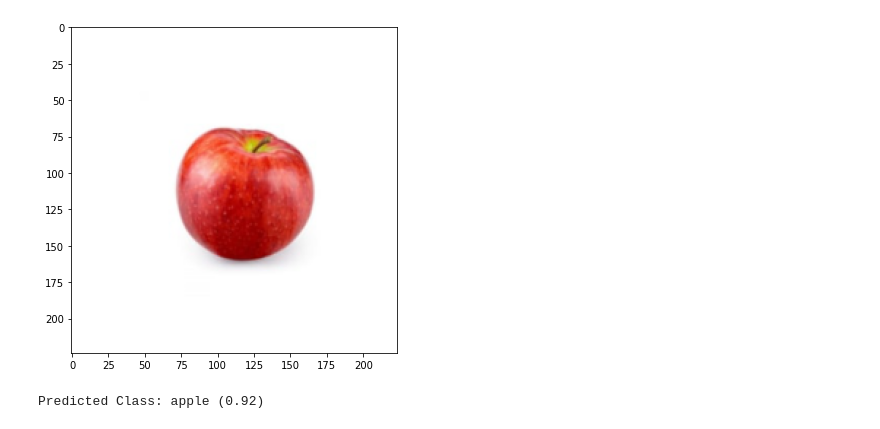
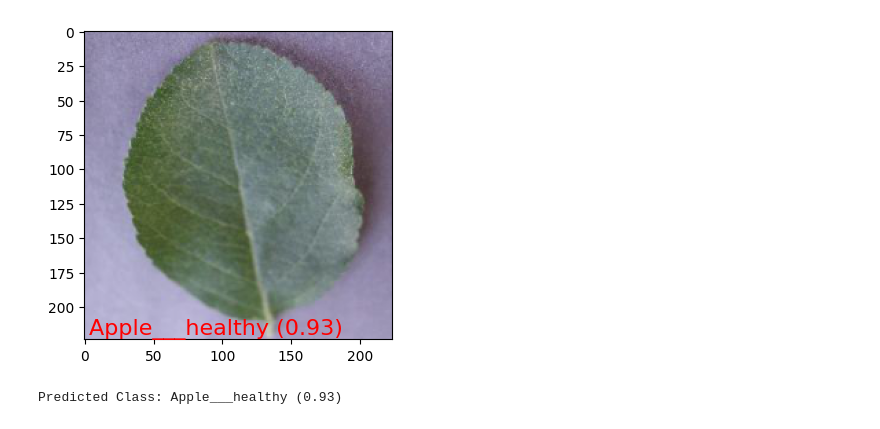
Before and after one commit to hengkp/microbit_ml_examples, a Jupyter notebook: plant disease prediction/plant_disease_prediction_tensorflow.ipynb, the cells around one changed output. Saved outputs shown, nothing was run; the diff lists cells and outputs as text; code cells hidden in the pictures.

Commit message:
Update plant disease prediction codes

```diff
--- a/plant disease prediction/plant_disease_prediction_tensorflow.ipynb
+++ b/plant disease prediction/plant_disease_prediction_tensorflow.ipynb
@@ -20,12 +46,10 @@
 # %%
-#@title **ขั้นตอนที่ 1** เตรียมชุดรูปภาพสำหรับเทรนโมเดล
-#@markdown เป็นขั้นตอนการดาวน์โหลดชุดข้อมูลจาก https://data.mendeley.com/datasets/tywbtsjrjv/1 ซึ่งเป็นชุดข้อมูลที่ Tensorflow นำมาใช้ในการเทรนโมเดล
-#@markdown สามารถกดรันเพื่อดาวน์โหลดโฟลเดอร์ **Plant_leave_diseases_dataset_with_augmentation** และจัดเรียงรูปตามกลุ่มเพื่อใช้สำหรับการเทรนโมเดล
+#@title **ขั้นตอนที่ 2** เตรียมชุดรูปภาพสำหรับเทรนโมเดล
+#@markdown เป็นขั้นตอนการนำเข้าและจัดเรียงรูปตามกลุ่มเพื่อใช้สำหรับการเทรนโมเดล
 
 import os
 import shutil
 import urllib.request
-import gdown
 import zipfile
 import tensorflow as tf
 
@@ -42,22 +66,13 @@ def remove_folder(path):
 def remove_file(file_path):
     os.remove(file_path)
 
-# ดาวน์โหลดโฟลเดอร์ชุดข้อมูลทั้งหมด
-url = 'https://prod-dcd-datasets-cache-zipfiles.s3.eu-west-1.amazonaws.com/tywbtsjrjv-1.zip'
-filename = 'tywbtsjrjv-1.zip'
-urllib.request.urlretrieve(url, filename)
+# แตกไฟล์ชุดข้อมูล ZIP
+filename = 'Plant Leaf Disease Dataset.zip'
 extract_zip(filename)
 remove_file(filename)
 
-# แยกเฉพาะไฟล์รูปที่ต้องการเพื่อใช้เทรนโมเดล
-folder_dir = 'Data for Identification of Plant Leaf Diseases Using a 9-layer Deep Convolutional Neural Network'
-folder_filename = 'Plant_leaf_diseases_dataset_with_augmentation.zip'
-folder_path = os.path.join(folder_dir,folder_filename)
-extract_zip(folder_path)
-remove_folder(folder_dir)
-
 # กำหนดชื่อของแต่ละกลุ่ม
-folder_name = 'Plant_leave_diseases_dataset_with_augmentation'
+folder_name = os.path.splitext(filename)[0]
 class_names = os.listdir(folder_name)
 num_classes = len(class_names)
 
@@ -68,7 +83,7 @@ input_shape = (image_size, image_size, 3)
 
 # กำหนดค่าการรันเทรนโมเดล
 batch_size = 32
-epochs = 25
+epochs = 5
 
 # เตรียมชุดข้อมูล
 data_gen = tf.keras.preprocessing.image.ImageDataGenerator(rescale = 1/255.0)
@@ -156,5 +169,5 @@ model = tf.keras.models.load_model('plant_disease_model.h5')
 # %%
-#@title **ขั้นตอนที่ 4** ทำนายลักษณะกลุ่มโรคของพืชผ่านโมเดลที่เตรียมไว้
+#@title **ขั้นตอนที่ 5** ทำนายลักษณะกลุ่มโรคของพืชผ่านโมเดลที่เตรียมไว้
 #@markdown กดรันเพื่อนำเข้ารูปตัวอย่างที่ต้องการทำนายผลและทำนายผล
 
 from matplotlib import pyplot as plt
@@ -162,46 +175,49 @@ import numpy as np
 import cv2
 from skimage import io
 
+# นำเข้าโมเดล
+model = tf.keras.models.load_model('plant_disease_model.h5')
+
 # ใส่ที่อยู่ของภาพที่ต้องการนำเข้า
-image_path = "Plant_leave_diseases_dataset_with_augmentation/Apple___healthy/image (1).JPG"
+image_path = "Plant Leaf Disease Dataset/Apple___healthy/image (1).JPG"
 
 # นำเข้าและปรับขนาดภาพให้สอดคล้องกับความต้องการของโมเดล
 img = io.imread(image_path)
 img = cv2.resize(img, target_size) # resize to match inputs of model
 
 # ปรับลักษณะของรูปให้สอดคล้องกับความต้องการของโมเดล
 img_input = img / 255.0
 img_input = np.expand_dims(img_input, axis=0)
 
 # ประมวลผลภาพ
 prediction = model.predict(img_input, verbose=0)
 
 # ดึงข้อมูลพิกัดที่สำคัญที่ได้จากผลการประมวล
 class_index = np.argmax(prediction[0])
 class_name = list(class_names)[class_index]
 
 # เตรียมรูปภาพเพื่อแสดงผล
 if np.max(img) <= 1:
     img = (img * 255).astype(np.uint8) # convert image back to [0..255] format
-fig, ax = plt.subplots(figsize=(6, 6)) # define size of figure
+fig, ax = plt.subplots(figsize=(4, 4)) # define size of figure
 
 # ใส่รูปภาพ
 plt.imshow(img)
 
 # ใส่ชื่อวัตถุลงในภาพ
 text = class_name + " ({:.2f})".format(prediction[0][class_index])
-ax.annotate(text, (3, 220), fontsize=24, color="red")
+ax.annotate(text, (3, 220), fontsize=16, color="red")
 
 # แสดงผลรูปภาพพร้อมพิกัด
 plt.show()
 # %% [output]
-[figure, old version]
+[figure, new version]
 # %%
-#@title **ขั้นตอนที่ 5** แสดงผลการทำนายลักษณะกลุ่มโรคของพืชจากรูปใบไม้
+#@title **ขั้นตอนที่ 6** แสดงผลการทำนายลักษณะกลุ่มโรคของพืชจากรูปใบไม้
 #@markdown กดรันเพื่อแสดงผลการทำนาย
 
 # แสดงผลชื่อกลุ่มของวัตถุนั้น
 text = class_name + " ({:.2f})".format(prediction[0][class_index])
 print("Predicted Class:", text)
 # %% [output]
-Predicted Class: apple (0.92)
+Predicted Class: Apple___healthy (0.93)
```
Also changed, not shown: parts of 6 cells of this notebook.
